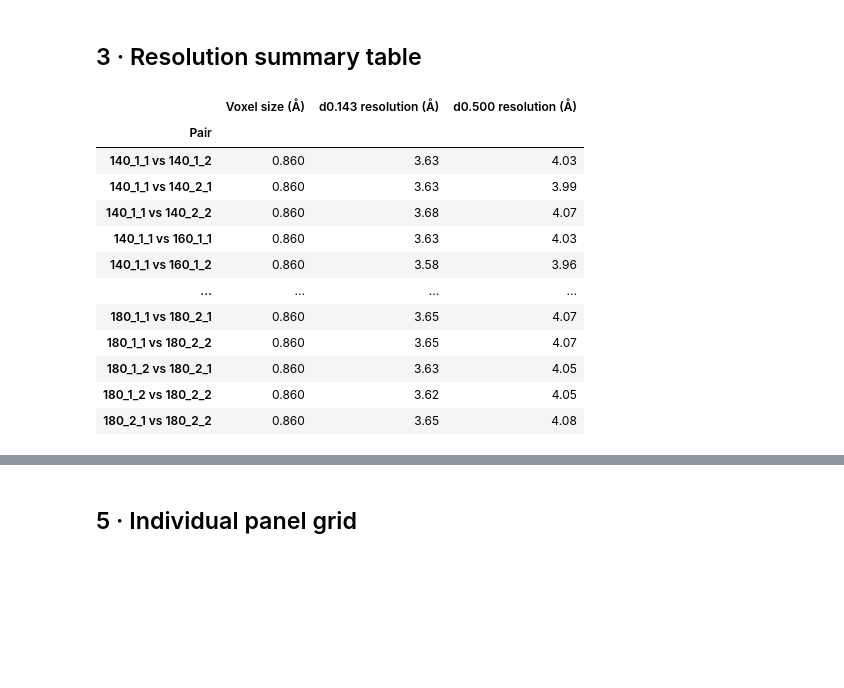
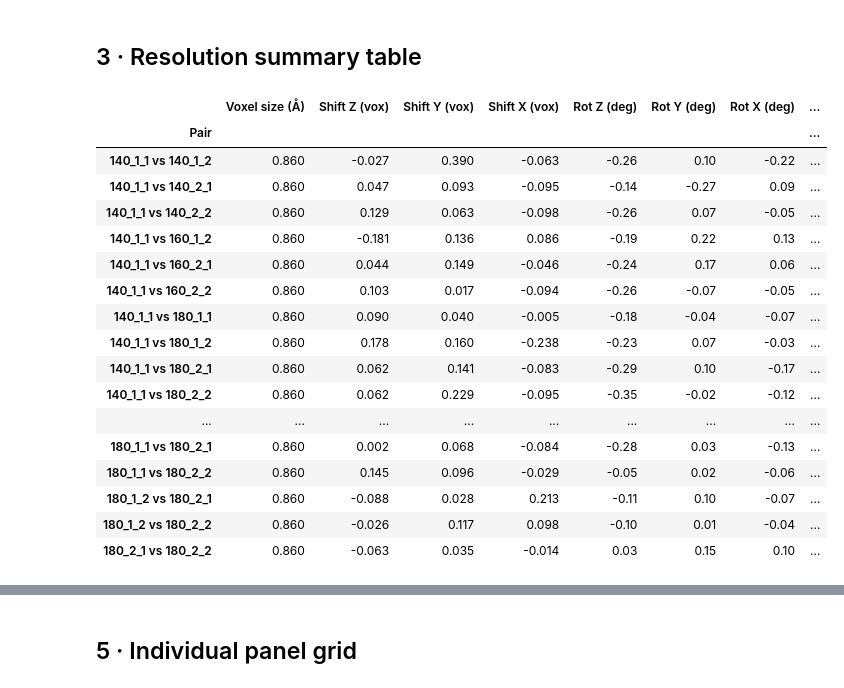
Before and after one commit to mbelouso/cryoEM_pythontools, a Jupyter notebook: FSC_Analysis.ipynb, the cells around one changed output, grey strips where cells are left out. Drawn from its saved outputs; the diff is of its cells as text; code cells hidden in the pictures; blank space fills up the shorter version.

```diff
--- a/FSC_Analysis.ipynb
+++ b/FSC_Analysis.ipynb
@@ -38,10 +41,19 @@ import glob
 from itertools import combinations
 from pathlib import Path
 
-MAPS_DIR   = "maps"          # ← change to the folder containing your MRC files
+MAPS_DIR   = "maps"          # <- folder containing your MRC files
 THRESHOLDS = [0.143, 0.5]
-NUM_SHELLS = None             # None → box_size // 2 (auto)
-XLIM       = (10.0, 2.0)      # resolution axis limits in Å  (left, right)
+REPORT_RESOLUTIONS_A = [5.0, 6.0, 6.5]  # target resolution(s) in A for FSC interpolation + CSV export
+NUM_SHELLS = None             # None -> box_size // 2 (auto)
+ALIGN_MAP2 = True             # run real-space rigid map fit on map2 before FSC
+SPEED_PRESET = "fast"        # one of: "fast", "balanced", "accurate"
+ROTATIONAL_ALIGNMENT = True   # include rotational terms in rigid fitting
+SUBPIXEL_ALIGNMENT = True     # retained for API compatibility
+MAX_ROTATION_DEG = 0.4        # per-axis cap (deg) on fitted z/y/x Euler rotation
+ROT_COARSE_STEP_DEG = 0.1     # max rotation step size per iteration (deg)
+ROT_FINE_STEP_DEG = 0.05      # min rotation step size per iteration (deg)
+ROT_SEARCH_TARGET_DIM = 128   # fit downsample target size (smaller is faster)
+XLIM       = (10.0, 2.0)      # resolution axis limits in A  (left, right)
 
 # Auto-discover all MRC files and build every unique pair
 mrc_files = sorted(glob.glob(f"{MAPS_DIR}/*.mrc"))
@@ -50,7 +62,8 @@ PAIRS = [
     for a, b in combinations(mrc_files, 2)
 ]
 
-print(f"Found {len(mrc_files)} volume(s) → {len(PAIRS)} unique pair(s):")
+print(f"Found {len(mrc_files)} volume(s) -> {len(PAIRS)} unique pair(s):")
 for _, _, label in PAIRS:
     print(f"  {label}")
+print(f"Target resolution(s) for FSC interpolation: {REPORT_RESOLUTIONS_A}")
 # %% [output]
@@ -131,27 +193,72 @@ Done — 66 pair(s) in 100.0 s
 # %% [markdown]
 ## 3 · Resolution summary table
 # %%
+def fsc_at_resolution(result, target_resolution_A):
+    """Linearly interpolate FSC at a requested resolution (A)."""
+    x = np.asarray(result["resolution_A"], dtype=float)
+    y = np.asarray(result["fsc"], dtype=float)
+    mask = np.isfinite(x) & np.isfinite(y)
+    if mask.sum() < 2:
+        return np.nan
+    x = x[mask]
+    y = y[mask]
+    order = np.argsort(x)
+    x = x[order]
+    y = y[order]
+    if target_resolution_A < x[0] or target_resolution_A > x[-1]:
+        return np.nan
+    return float(np.interp(target_resolution_A, x, y))
+
 rows = []
 for r in results:
     row = {"Pair": r["label"], "Voxel size (Å)": f"{r['voxel_size']:.3f}"}
+    if r.get("alignment", {}).get("applied", False):
+        shift = r["alignment"]["shift_zyx"]
+        rot = r["alignment"].get("rotation_zyx_deg", (0.0, 0.0, 0.0))
+        row["Shift Z (vox)"] = f"{shift[0]:.3f}"
+        row["Shift Y (vox)"] = f"{shift[1]:.3f}"
+        row["Shift X (vox)"] = f"{shift[2]:.3f}"
+        row["Rot Z (deg)"] = f"{rot[0]:.2f}"
+        row["Rot Y (deg)"] = f"{rot[1]:.2f}"
+        row["Rot X (deg)"] = f"{rot[2]:.2f}"
+        row["Rot Refine Steps"] = int(r["alignment"].get("rotation_refinement_steps", 0))
+        row["Overall Corr (Pre alignment)"] = (
+            f"{r['alignment']['overall_correlation_before']:.4f}"
+            if np.isfinite(r['alignment']['overall_correlation_before'])
+            else "—"
+        )
+        row["Overall Corr After"] = (
+            f"{r['alignment']['overall_correlation_after']:.4f}"
+            if np.isfinite(r['alignment']['overall_correlation_after'])
+            else "—"
+        )
+    for target_res in REPORT_RESOLUTIONS_A:
+        fsc_val = fsc_at_resolution(r, float(target_res))
+        col = f"FSC @ {target_res:.2f} Å"
+        row[col] = f"{fsc_val:.4f}" if np.isfinite(fsc_val) else "—"
     for thr, res in r["resolutions"].items():
         col = f"d{thr:.3f} resolution (Å)"
         row[col] = f"{res:.2f}" if np.isfinite(res) else "—"
     rows.append(row)
 
 df = pd.DataFrame(rows).set_index("Pair")
 df
 # %% [output]
-|  | Voxel size (Å) | d0.143 resolution (Å) | d0.500 resolution (Å) |
-| Pair |  |  |  |
-| 140_1_1 vs 140_1_2 | 0.860 | 3.63 | 4.03 |
-| 140_1_1 vs 140_2_1 | 0.860 | 3.63 | 3.99 |
-| 140_1_1 vs 140_2_2 | 0.860 | 3.68 | 4.07 |
-| 140_1_1 vs 160_1_1 | 0.860 | 3.63 | 4.03 |
-| 140_1_1 vs 160_1_2 | 0.860 | 3.58 | 3.96 |
-| ... | ... | ... | ... |
-| 180_1_1 vs 180_2_1 | 0.860 | 3.65 | 4.07 |
-| 180_1_1 vs 180_2_2 | 0.860 | 3.65 | 4.07 |
-| 180_1_2 vs 180_2_1 | 0.860 | 3.63 | 4.05 |
-| 180_1_2 vs 180_2_2 | 0.860 | 3.62 | 4.05 |
-| 180_2_1 vs 180_2_2 | 0.860 | 3.65 | 4.08 |
+|  | Voxel size (Å) | Shift Z (vox) | Shift Y (vox) | Shift X (vox) | Rot Z (deg) | Rot Y (deg) | Rot X (deg) | ... |
+| Pair |  |  |  |  |  |  |  | ... |
+| 140_1_1 vs 140_1_2 | 0.860 | -0.027 | 0.390 | -0.063 | -0.26 | 0.10 | -0.22 | ... |
+| 140_1_1 vs 140_2_1 | 0.860 | 0.047 | 0.093 | -0.095 | -0.14 | -0.27 | 0.09 | ... |
+| 140_1_1 vs 140_2_2 | 0.860 | 0.129 | 0.063 | -0.098 | -0.26 | 0.07 | -0.05 | ... |
+| 140_1_1 vs 160_1_2 | 0.860 | -0.181 | 0.136 | 0.086 | -0.19 | 0.22 | 0.13 | ... |
+| 140_1_1 vs 160_2_1 | 0.860 | 0.044 | 0.149 | -0.046 | -0.24 | 0.17 | 0.06 | ... |
+| 140_1_1 vs 160_2_2 | 0.860 | 0.103 | 0.017 | -0.094 | -0.26 | -0.07 | -0.05 | ... |
+| 140_1_1 vs 180_1_1 | 0.860 | 0.090 | 0.040 | -0.005 | -0.18 | -0.04 | -0.07 | ... |
+| 140_1_1 vs 180_1_2 | 0.860 | 0.178 | 0.160 | -0.238 | -0.23 | 0.07 | -0.03 | ... |
+| 140_1_1 vs 180_2_1 | 0.860 | 0.062 | 0.141 | -0.083 | -0.29 | 0.10 | -0.17 | ... |
+| 140_1_1 vs 180_2_2 | 0.860 | 0.062 | 0.229 | -0.095 | -0.35 | -0.02 | -0.12 | ... |
+| ... | ... | ... | ... | ... | ... | ... | ... | ... |
+| 180_1_1 vs 180_2_1 | 0.860 | 0.002 | 0.068 | -0.084 | -0.28 | 0.03 | -0.13 | ... |
+| 180_1_1 vs 180_2_2 | 0.860 | 0.145 | 0.096 | -0.029 | -0.05 | 0.02 | -0.06 | ... |
+| 180_1_2 vs 180_2_1 | 0.860 | -0.088 | 0.028 | 0.213 | -0.11 | 0.10 | -0.07 | ... |
+| 180_1_2 vs 180_2_2 | 0.860 | -0.026 | 0.117 | 0.098 | -0.10 | 0.01 | -0.04 | ... |
+| 180_2_1 vs 180_2_2 | 0.860 | -0.063 | 0.035 | -0.014 | 0.03 | 0.15 | 0.10 | ... |
```
Also changed, not shown: parts of 11 cells of this notebook, 3 other files.
